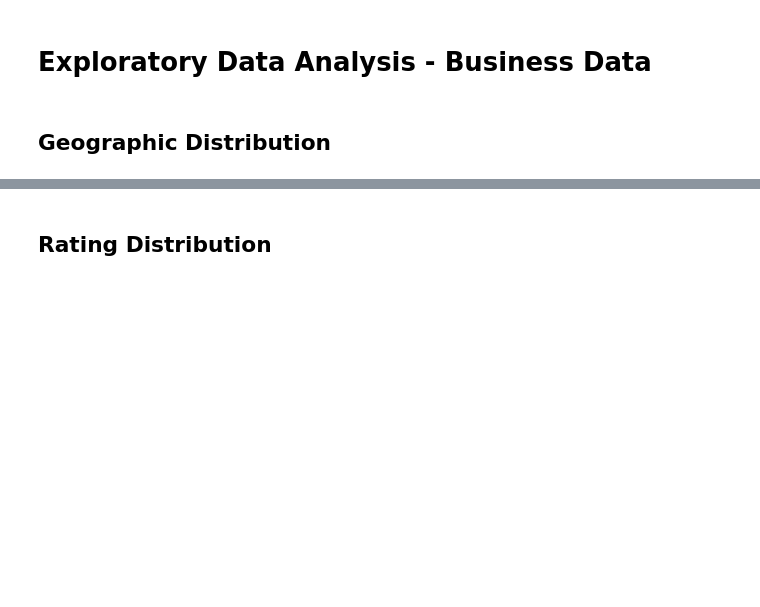
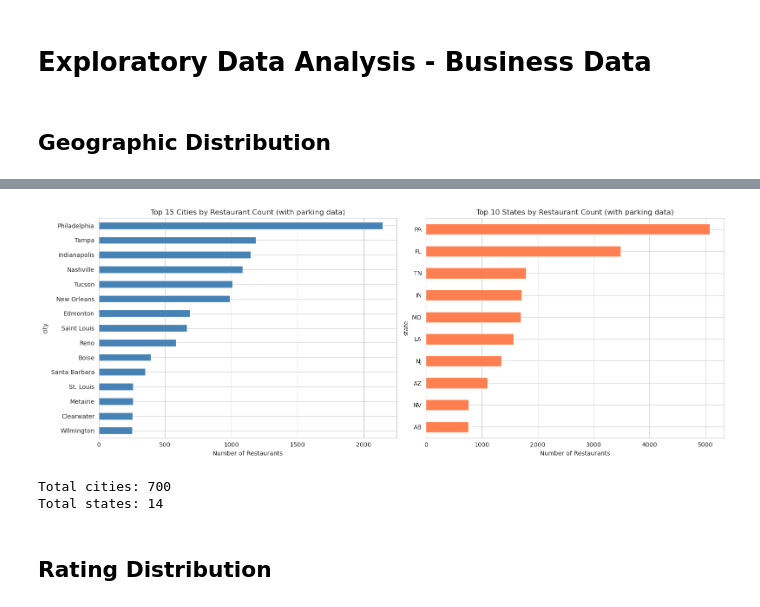
Before and after one commit to omarsagoo/VenueSignal, a Jupyter notebook: EDA.ipynb, the cells around one changed output, grey strips where cells are left out. Drawn from its saved outputs; the diff is of its cells as text; code cells hidden in the pictures; blank space fills up the shorter version.

```diff
--- a/EDA.ipynb
+++ b/EDA.ipynb
@@ -285,13 +913,29 @@ print(parking_features.head(10))
 # %%
-#@title  Top Cities
+# Top Cities and States
 fig, axes = plt.subplots(1, 2, figsize=(16, 6))
 
 # Cities with most restaurants
-top_cities = df_business['city'].value_counts().head(15)
+top_cities = df_parking['city'].value_counts().head(15)
 ax1 = axes[0]
 top_cities.plot(kind='barh', ax=ax1, color='steelblue')
 ax1.set_xlabel('Number of Restaurants')
-ax1.set_title('Top 15 Cities by Restaurant Count')
+ax1.set_title('Top 15 Cities by Restaurant Count (with parking data)')
 ax1.invert_yaxis()
 
-print(f"\nTotal cities: {df_business['city'].nunique()}")
+# Top states
+top_states = df_parking['state'].value_counts().head(10)
+ax2 = axes[1]
+top_states.plot(kind='barh', ax=ax2, color='coral')
+ax2.set_xlabel('Number of Restaurants')
+ax2.set_title('Top 10 States by Restaurant Count (with parking data)')
+ax2.invert_yaxis()
+
+plt.tight_layout()
+plt.show()
+
+print(f"Total cities: {df_parking['city'].nunique()}")
+print(f"Total states: {df_parking['state'].nunique()}")
+# %% [output]
+[figure, added]
+Total cities: 700
+Total states: 14
```
Also changed, not shown: parts of 68 cells of this notebook.
